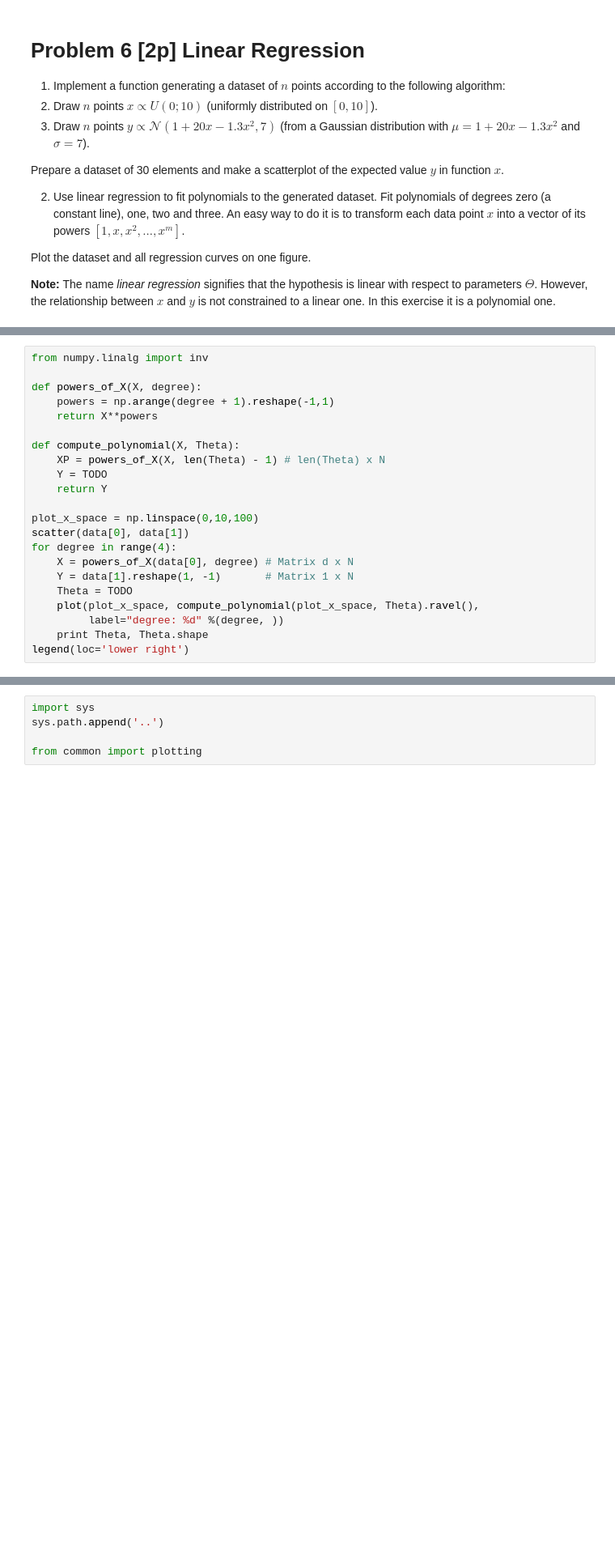
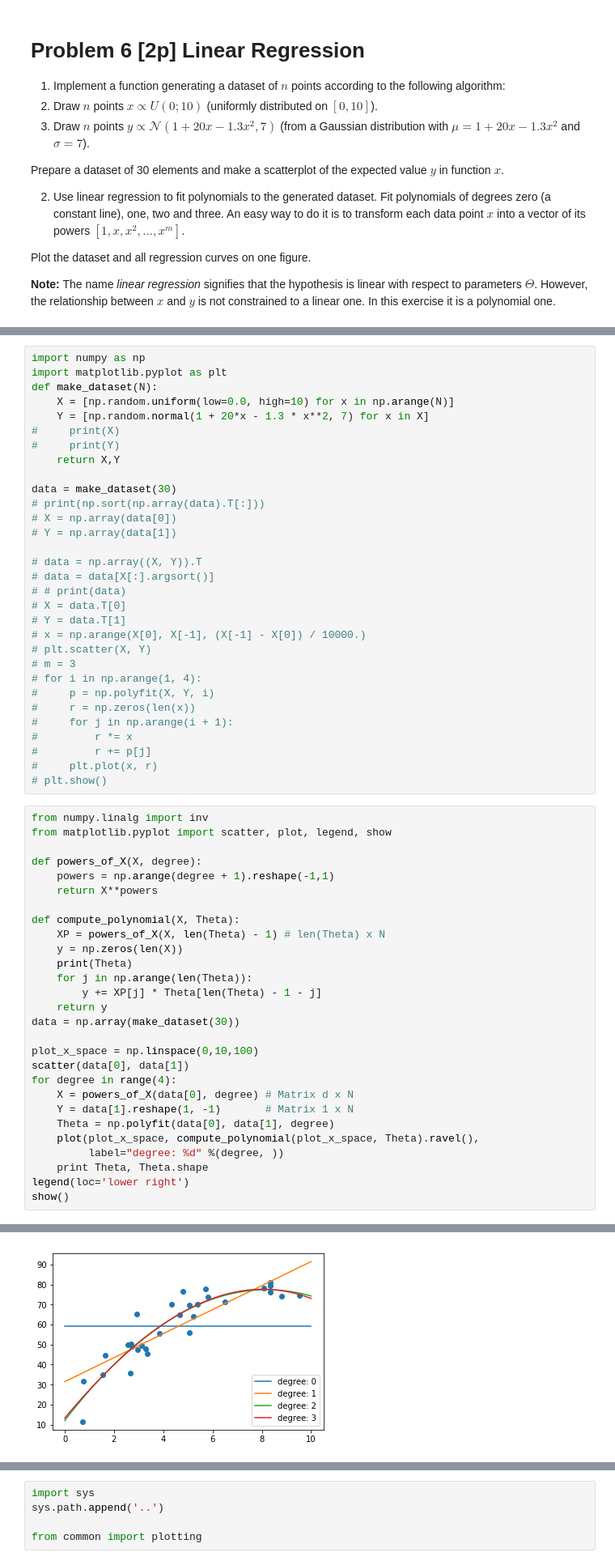
Before and after one commit to tysia2512/neural-networks, a Jupyter notebook: assignment2/Assignment2.ipynb, the cells around one changed output, grey strips where cells are left out. Shown: that part at 81% size. Drawn from its saved outputs; the diff is of its cells as text; blank space fills up the shorter version.

```diff
--- a/assignment2/Assignment2.ipynb
+++ b/assignment2/Assignment2.ipynb
@@ -299,5 +291,37 @@ scatter(TODO)
+# %%
+import numpy as np
+import matplotlib.pyplot as plt
+def make_dataset(N):
+    X = [np.random.uniform(low=0.0, high=10) for x in np.arange(N)]
+    Y = [np.random.normal(1 + 20*x - 1.3 * x**2, 7) for x in X]
+#     print(X)
+#     print(Y)
+    return X,Y
+
+data = make_dataset(30)
+# print(np.sort(np.array(data).T[:]))
+# X = np.array(data[0])
+# Y = np.array(data[1])
+
+# data = np.array((X, Y)).T
+# data = data[X[:].argsort()]
+# # print(data)
+# X = data.T[0]
+# Y = data.T[1]
+# x = np.arange(X[0], X[-1], (X[-1] - X[0]) / 10000.)
+# plt.scatter(X, Y)
+# m = 3
+# for i in np.arange(1, 4):
+#     p = np.polyfit(X, Y, i)
+#     r = np.zeros(len(x))
+#     for j in np.arange(i + 1):
+#         r *= x
+#         r += p[j]
+#     plt.plot(x, r)
+# plt.show()
 # %%
 from numpy.linalg import inv
+from matplotlib.pyplot import scatter, plot, legend, show
 
 def powers_of_X(X, degree):
     powers = np.arange(degree + 1).reshape(-1,1)
@@ -305,16 +329,22 @@ def powers_of_X(X, degree):
 
 def compute_polynomial(X, Theta):
     XP = powers_of_X(X, len(Theta) - 1) # len(Theta) x N
-    Y = TODO
-    return Y
+    y = np.zeros(len(X))
+    print(Theta)
+    for j in np.arange(len(Theta)):
+        y += XP[j] * Theta[len(Theta) - 1 - j]
+    return y
+data = np.array(make_dataset(30))
 
 plot_x_space = np.linspace(0,10,100)
 scatter(data[0], data[1])
 for degree in range(4):
     X = powers_of_X(data[0], degree) # Matrix d x N
     Y = data[1].reshape(1, -1)       # Matrix 1 x N
-    Theta = TODO
+    Theta = np.polyfit(data[0], data[1], degree)
     plot(plot_x_space, compute_polynomial(plot_x_space, Theta).ravel(),
          label="degree: %d" %(degree, ))
     print Theta, Theta.shape
 legend(loc='lower right')
+show()
+# %% [output]
@@ -321,3 +359,4 @@ legend(loc='lower right')
+[figure, added]
 # %% [markdown]
 # Problem 7 [1p]
 
```
Also changed, not shown: parts of 2 cells of this notebook, 1 other file.
